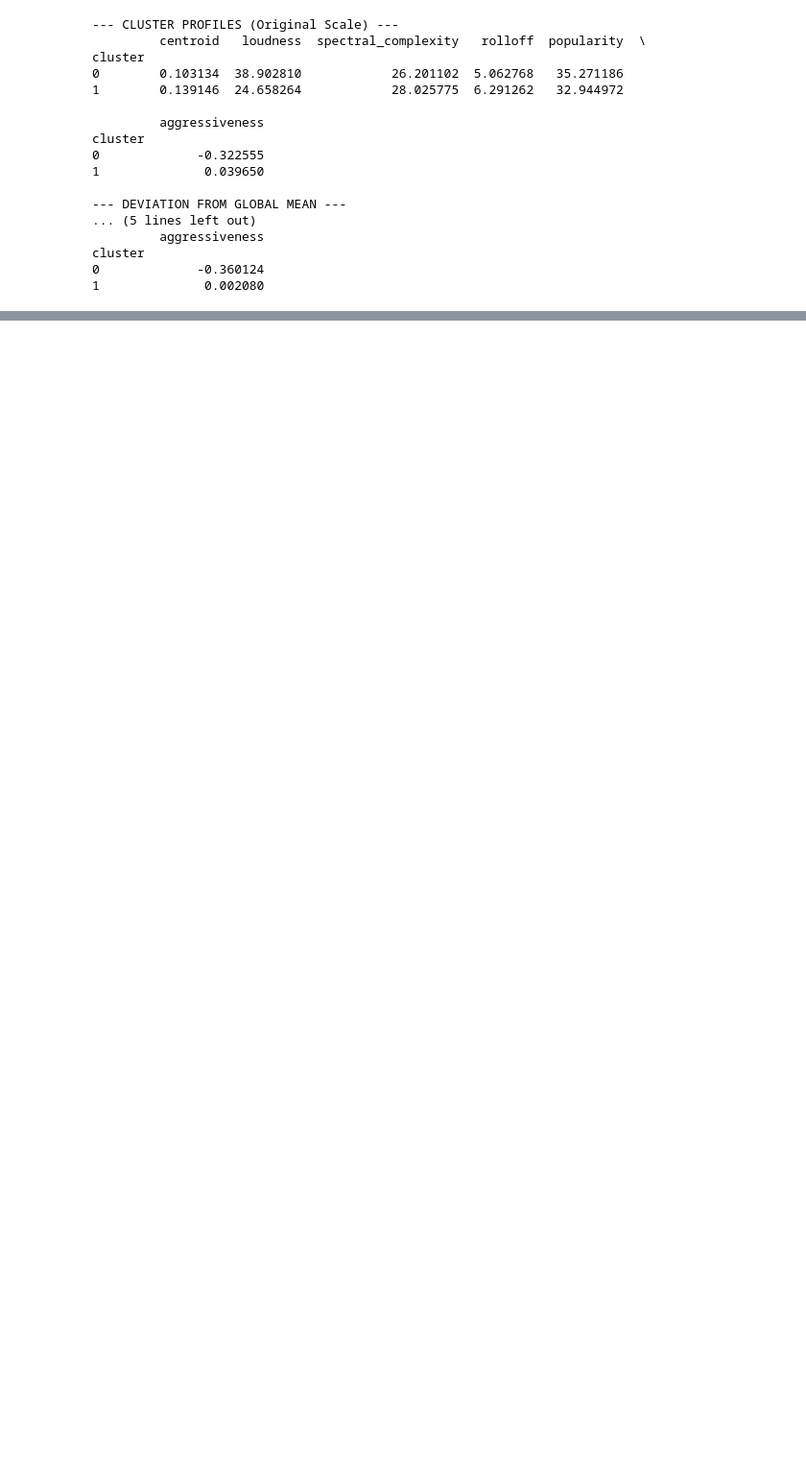
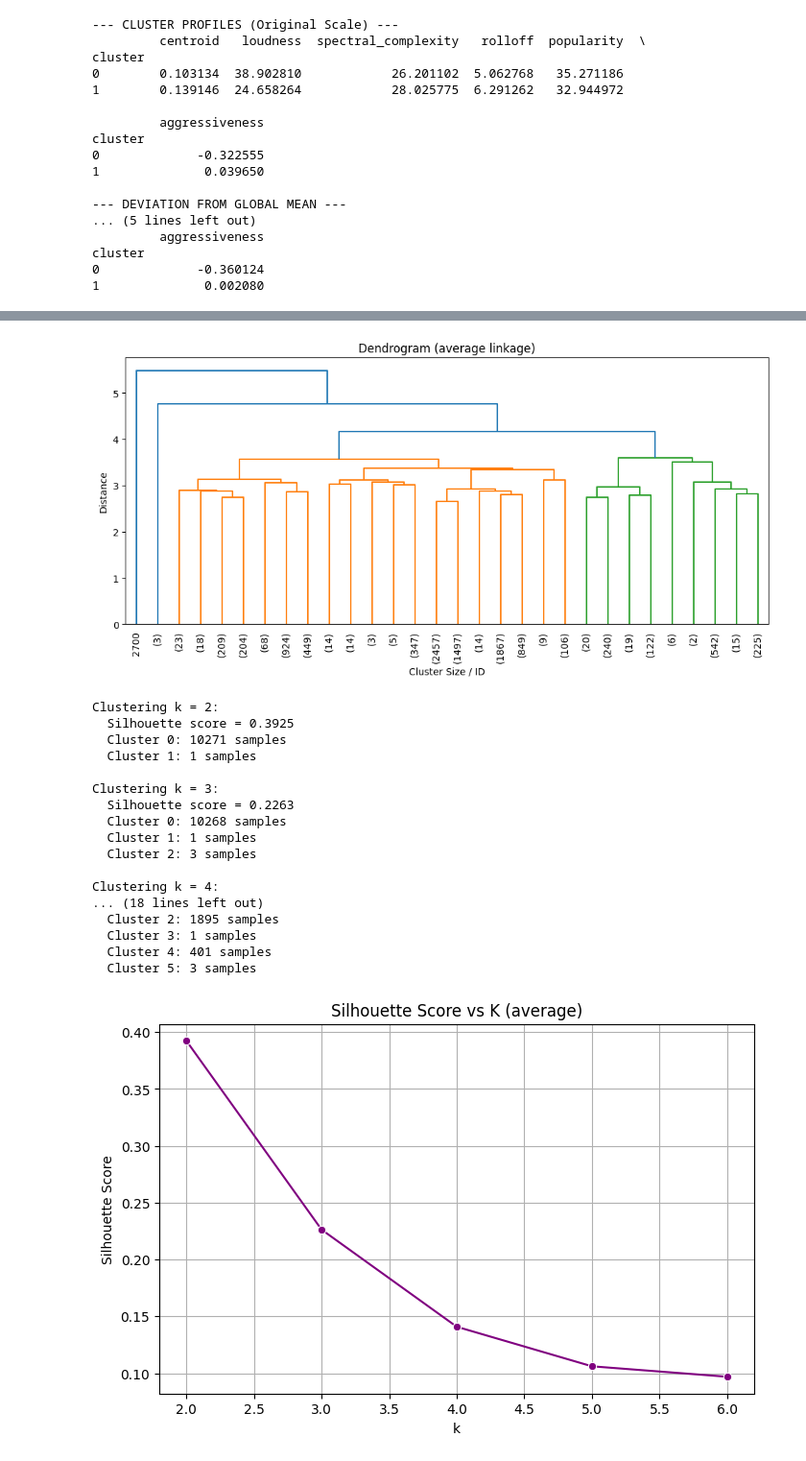
Before and after one commit to abderrahmane-salmi/UNIPI-Data-Mining-Project, a Jupyter notebook: task2/hierarchical copy.ipynb, the cells around one changed output, grey strips where cells are left out. Shown at 96% size. Drawn from its saved outputs; the diff is of its cells as text; code cells hidden in the pictures; blank space fills up the shorter version.

```diff
--- a/task2/hierarchical copy.ipynb
+++ b/task2/hierarchical copy.ipynb
@@ -418,0 +569,22 @@ cluster
+# %%
+average_results = analyze_hierarchical_method(X_scaled, X, method='average')
+# %% [output]
+[figure, added]
+Clustering k = 2:
+  Silhouette score = 0.3925
+  Cluster 0: 10271 samples
+  Cluster 1: 1 samples
+
+Clustering k = 3:
+  Silhouette score = 0.2263
+  Cluster 0: 10268 samples
+  Cluster 1: 1 samples
+  Cluster 2: 3 samples
+
+Clustering k = 4:
+... (18 lines left out)
+  Cluster 2: 1895 samples
+  Cluster 3: 1 samples
+  Cluster 4: 401 samples
+  Cluster 5: 3 samples
+[figure, added]
```
Also changed, not shown: parts of 10 cells of this notebook.
